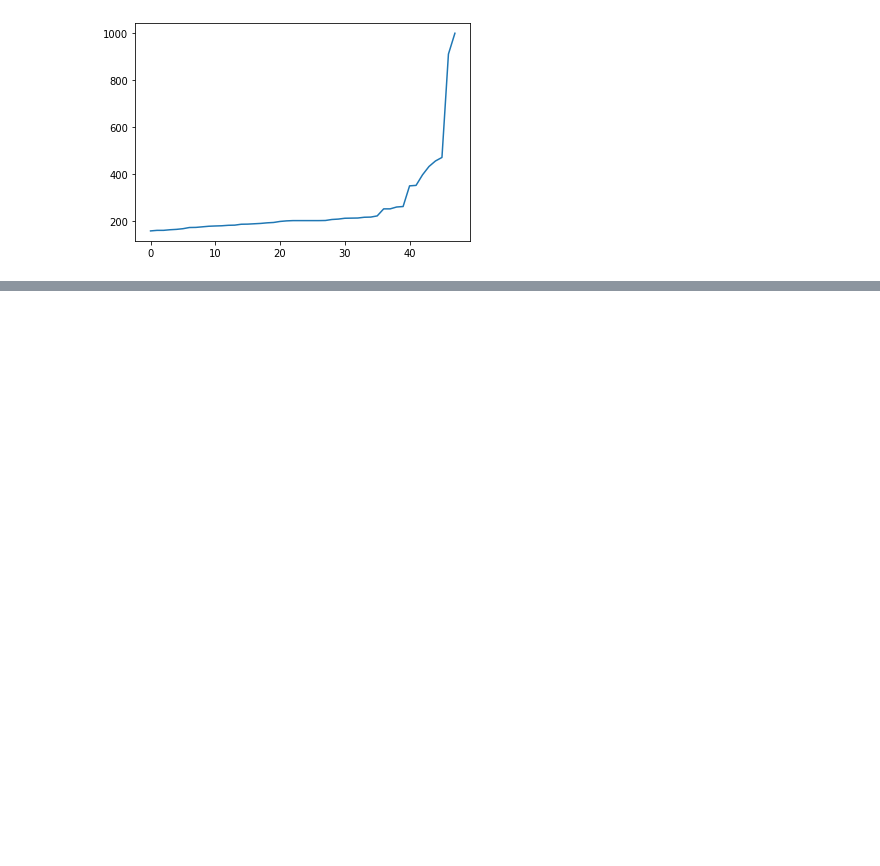
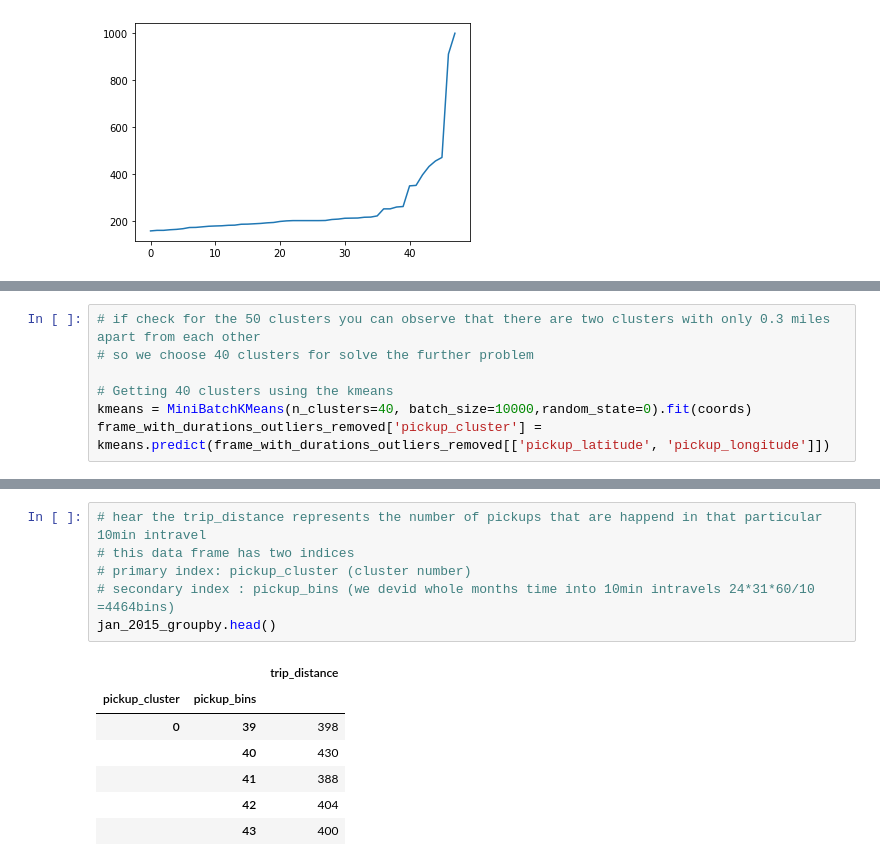
Before and after one commit to howonleee/new-project, a Jupyter notebook: 11_10project.ipynb, the cells around one changed output, grey strips where cells are left out. Drawn from its saved outputs; the diff is of its cells as text; blank space fills up the shorter version.

```diff
--- a/11_10project.ipynb
+++ b/11_10project.ipynb
@@ -484,0 +616,7 @@ plt.show()
+# %%
+# if check for the 50 clusters you can observe that there are two clusters with only 0.3 miles apart from each other
+# so we choose 40 clusters for solve the further problem
+
+# Getting 40 clusters using the kmeans
+kmeans = MiniBatchKMeans(n_clusters=40, batch_size=10000,random_state=0).fit(coords)
+frame_with_durations_outliers_removed['pickup_cluster'] = kmeans.predict(frame_with_durations_outliers_removed[['pickup_latitude', 'pickup_longitude']])
@@ -484,0 +679,14 @@ plt.show()
+# %%
+# hear the trip_distance represents the number of pickups that are happend in that particular 10min intravel
+# this data frame has two indices
+# primary index: pickup_cluster (cluster number)
+# secondary index : pickup_bins (we devid whole months time into 10min intravels 24*31*60/10 =4464bins)
+jan_2015_groupby.head()
+# %% [output]
+|  |  | trip_distance |
+| pickup_cluster | pickup_bins |  |
+| 0 | 39 | 398 |
+|  | 40 | 430 |
+|  | 41 | 388 |
+|  | 42 | 404 |
+|  | 43 | 400 |
```
Also changed, not shown: parts of 11 cells of this notebook.
